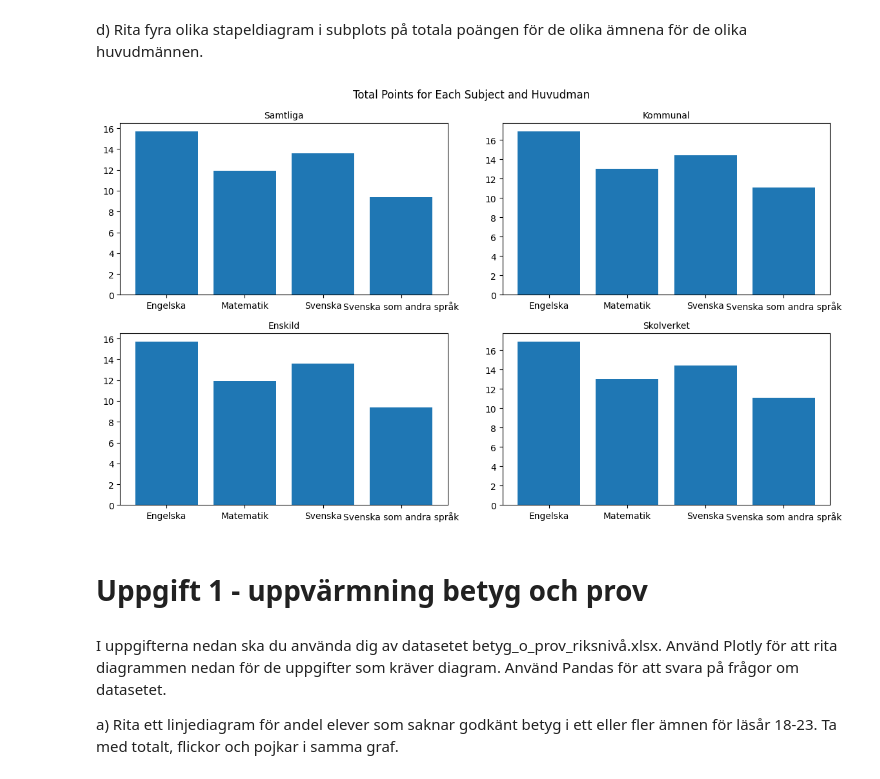
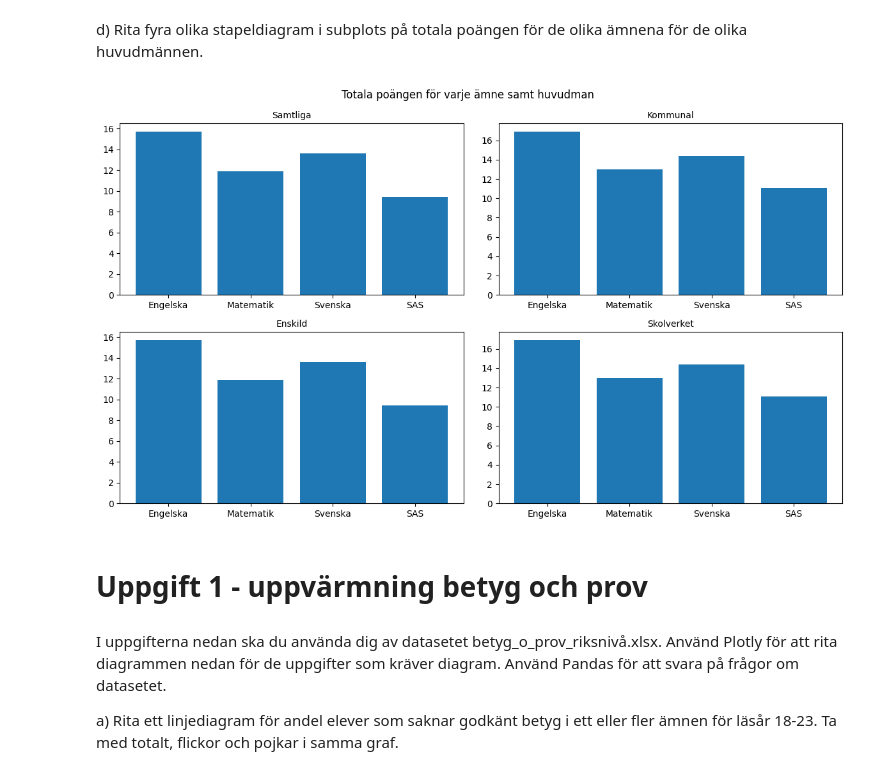
Before and after one commit to Zandri2k/Python-Sandra-Nilsson-OPA23, a Jupyter notebook: Labb_2/Labb_2.ipynb, the cells around one changed output. Drawn from its saved outputs; the diff is of its cells as text; code cells hidden in the pictures.

```diff
--- a/Labb_2/Labb_2.ipynb
+++ b/Labb_2/Labb_2.ipynb
@@ -293,7 +293,7 @@ subject_names[:3]
 # %% [markdown]
 d) Rita fyra olika stapeldiagram i subplots på totala poängen för de olika ämnena för de olika huvudmännen.
 # %%
-subject_names = ["Engelska", "Matematik", "Svenska", "Svenska som andra språk"]
+subject_names = ["Engelska", "Matematik", "Svenska", "SAS"]
 huvudman_names = ["Samtliga", "Kommunal", "Enskild", "Skolverket"]
 
 # sätter färg
@@ -315,36 +315,36 @@ total_poäng_huvudman =[total_poäng_samtliga, total_poäng_enskild, total_poän
 
 for ax_row, total_poäng_data, title in zip(axes, total_poäng_huvudman, huvudman_names):
     for ax, poäng in zip(ax_row, total_poäng_huvudman):
         if title == "skolverk":
             ax.bar(x=subject_names[:3], height=poäng)
         else:
             ax.bar(x=subject_names, height=poäng)
         ax.set_title(title)
 
 
 
-for axes, huvudman_names in zip(axes.flatten(), huvudman_names): # får ut flera
+for axes, huvudman_names in zip(axes.flatten(), huvudman_names): # får ut huvudnamn på vare graf
     axes.set_title(huvudman_names, fontsize = 10)
 
 
 #axes[0,0].set_title("samtliga",fontsize = 10)
 #axes[0,1].set_title("Kommunal",fontsize = 10)
 #axes[1,0].set_title("Enskild", fontsize = 10)
 #axes[1,1].set_title("Skolverket", fontsize = 10)
 
 
 
 
 
 
 # Add labels and title
-fig.suptitle("Total Points for Each Subject and Huvudman")
+fig.suptitle("Totala poängen för varje ämne samt huvudman")
 plt.tight_layout()
 
 # Show the plot
 plt.show()
 # %% [output]
-[figure, old version]
+[figure, new version]
 # %% [markdown]
 # Uppgift 1 - uppvärmning betyg och prov
 ###
```
Also changed, not shown: parts of 2 cells of this notebook.
